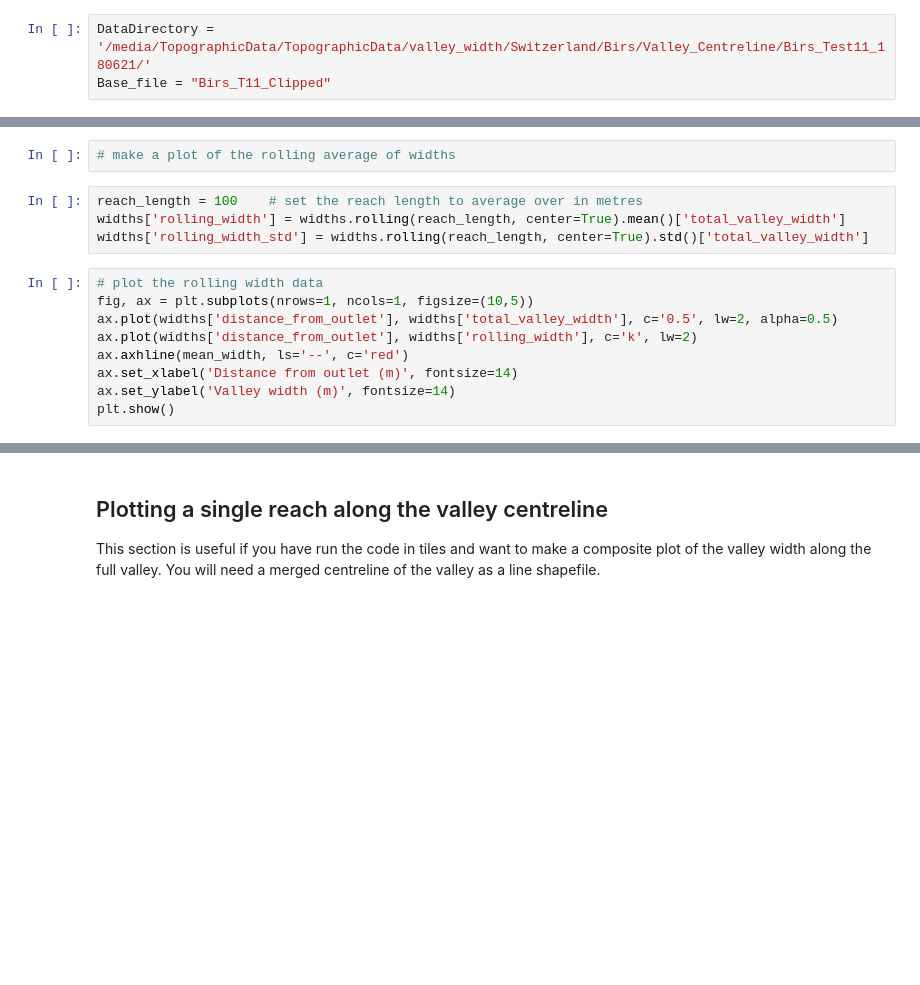
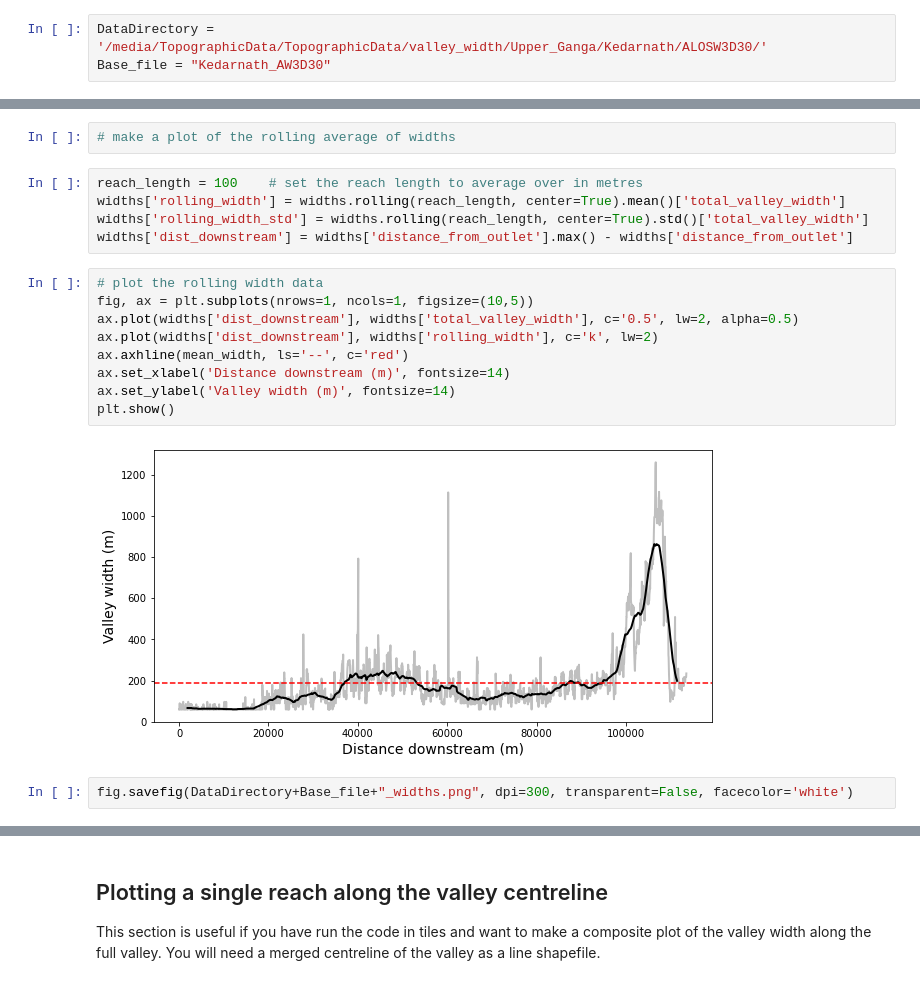
Before and after one commit to LSDtopotools/lsdtt_notebooks, a Jupyter notebook: lsdviztools/valley_analysis/plot-valley-analysis.ipynb, the cells around one changed output, grey strips where cells are left out. Saved outputs shown, nothing was run; the diff lists cells and outputs as text; blank space fills up the shorter version.

```diff
--- a/lsdviztools/valley_analysis/plot-valley-analysis.ipynb
+++ b/lsdviztools/valley_analysis/plot-valley-analysis.ipynb
@@ -38,8 +38,8 @@ import numpy as np
 # %% [markdown]
 Let's define the data directory and the prefix of your DEM. **The path to the folder MUST have a '/' at the end.**
 # %%
-DataDirectory = '/media/TopographicData/TopographicData/valley_width/Switzerland/Birs/Valley_Centreline/Birs_Test11_180621/'
-Base_file = "Birs_T11_Clipped"
+DataDirectory = '/media/TopographicData/TopographicData/valley_width/Upper_Ganga/Kedarnath/ALOSW3D30/'
+Base_file = "Kedarnath_AW3D30"
 # %% [markdown]
 ## Valley plotting
 
@@ -75,12 +77,17 @@ plt.show()
 reach_length = 100    # set the reach length to average over in metres
 widths['rolling_width'] = widths.rolling(reach_length, center=True).mean()['total_valley_width']
 widths['rolling_width_std'] = widths.rolling(reach_length, center=True).std()['total_valley_width']
+widths['dist_downstream'] = widths['distance_from_outlet'].max() - widths['distance_from_outlet']
 # %%
 # plot the rolling width data
 fig, ax = plt.subplots(nrows=1, ncols=1, figsize=(10,5))
-ax.plot(widths['distance_from_outlet'], widths['total_valley_width'], c='0.5', lw=2, alpha=0.5)
-ax.plot(widths['distance_from_outlet'], widths['rolling_width'], c='k', lw=2)
+ax.plot(widths['dist_downstream'], widths['total_valley_width'], c='0.5', lw=2, alpha=0.5)
+ax.plot(widths['dist_downstream'], widths['rolling_width'], c='k', lw=2)
 ax.axhline(mean_width, ls='--', c='red')
-ax.set_xlabel('Distance from outlet (m)', fontsize=14)
+ax.set_xlabel('Distance downstream (m)', fontsize=14)
 ax.set_ylabel('Valley width (m)', fontsize=14)
 plt.show()
+# %% [output]
+[figure, added]
+# %%
+fig.savefig(DataDirectory+Base_file+"_widths.png", dpi=300, transparent=False, facecolor='white')
```
Also changed, not shown: parts of 7 cells of this notebook, 1 other file.
